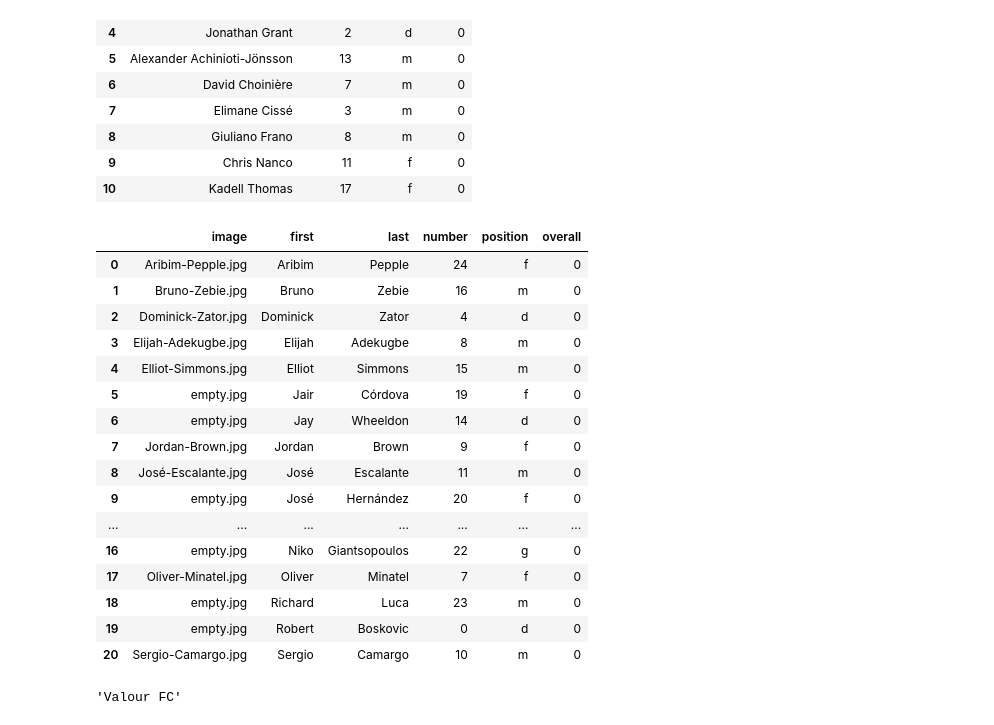
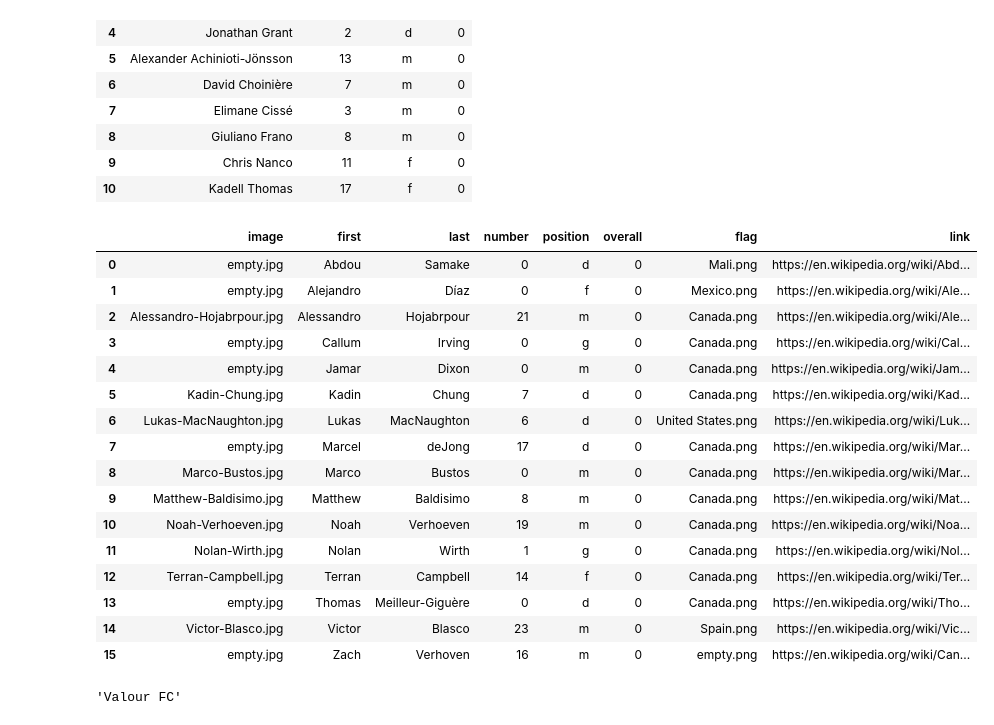
Before and after one commit to tamccullough/nutmeg, a Jupyter notebook: cpl_data_analysis_functions_datasets_creator.ipynb, the cells around one changed output. Cells and saved outputs as stored; diff of their text form; code cells hidden in the pictures.

Commit message:
cleaned up roster files

```diff
--- a/cpl_data_analysis_functions_datasets_creator.ipynb
+++ b/cpl_data_analysis_functions_datasets_creator.ipynb
@@ -956,56 +956,84 @@ def get_roster_overall(query,stats,team_ref,rated_forwards,rated_midfielders,rat
             db = db['image'].values
             db = db[0]
         return db
+    def get_link(data,name):
+        db = data[data['name'] == name]
+        if db['link'].empty:
+            db = 'https://en.wikipedia.org/wiki/Canadian_Premier_League'
+        else:
+            db = db['link'].values
+            db = db[0]
+        return db
+    def get_flag(data,name):
+        db = data[data['name'] == name]
+        if db['flag'].empty:
+            db = 'empty.png'
+        else:
+            db = db['flag'].values
+            db = db[0]
+        return db
     roster = get_stats_all(stats,team_ref)
     roster = roster[roster['team'] == query].copy()
     roster = roster[['name','first','last','number','position']] # scale the dataframe down to what we need
     #roster.insert(3,'overall',a)
     a = []
     b = []
+    c = []
+    d = []
     for i in range(0,roster.shape[0]):
         if roster.iloc[i]['position'] == 'f':
             score = str(get_score(rated_forwards,roster.iloc[i]['name']))
             a.append(score[0:4])
             b.append(get_image(player_info,roster.iloc[i]['name']))
+            c.append(get_flag(player_info,roster.iloc[i]['name']))
+            d.append(get_link(player_info,roster.iloc[i]['name']))
         if roster.iloc[i]['position'] == 'm':
             score = str(get_score(rated_midfielders,roster.iloc[i]['name']))
             a.append(score[0:4])
             b.append(get_image(player_info,roster.iloc[i]['name']))
+            c.append(get_flag(player_info,roster.iloc[i]['name']))
+            d.append(get_link(player_info,roster.iloc[i]['name']))
         if roster.iloc[i]['position'] == 'd':
             score = str(get_score(rated_defenders,roster.iloc[i]['name']))
             a.append(score[0:4])
             b.append(get_image(player_info,roster.iloc[i]['name']))
+            c.append(get_flag(player_info,roster.iloc[i]['name']))
+            d.append(get_link(player_info,roster.iloc[i]['name']))
         if roster.iloc[i]['position'] == 'g':
             score = str(get_score(rated_keepers,roster.iloc[i]['name']))
             a.append(score[0:4])
             b.append(get_image(player_info,roster.iloc[i]['name']))
+            c.append(get_flag(player_info,roster.iloc[i]['name']))
+            d.append(get_link(player_info,roster.iloc[i]['name']))
     roster['overall'] = a
+    roster['flag'] = c
+    roster['link'] = d
     roster.insert(0,'image',b)
     #roster['image'] = b
     roster = index_reset(roster)
     roster.pop('name')
     return roster
 # %%
-roster = get_roster_overall('Cavalry FC',stats,team_ref,rated_forwards,rated_midfielders,rated_defenders,rated_keepers,player_info)
+roster = get_roster_overall('Pacific FC',stats,team_ref,rated_forwards,rated_midfielders,rated_defenders,rated_keepers,player_info)
 roster
 # %% [output]
-|  | image | first | last | number | position | overall |
-| 0 | Aribim-Pepple.jpg | Aribim | Pepple | 24 | f | 0 |
-| 1 | Bruno-Zebie.jpg | Bruno | Zebie | 16 | m | 0 |
-| 2 | Dominick-Zator.jpg | Dominick | Zator | 4 | d | 0 |
-| 3 | Elijah-Adekugbe.jpg | Elijah | Adekugbe | 8 | m | 0 |
-| 4 | Elliot-Simmons.jpg | Elliot | Simmons | 15 | m | 0 |
-| 5 | empty.jpg | Jair | Córdova | 19 | f | 0 |
-| 6 | empty.jpg | Jay | Wheeldon | 14 | d | 0 |
-| 7 | Jordan-Brown.jpg | Jordan | Brown | 9 | f | 0 |
-| 8 | José-Escalante.jpg | José | Escalante | 11 | m | 0 |
-| 9 | empty.jpg | José | Hernández | 20 | f | 0 |
-| ... | ... | ... | ... | ... | ... | ... |
-| 16 | empty.jpg | Niko | Giantsopoulos | 22 | g | 0 |
-| 17 | Oliver-Minatel.jpg | Oliver | Minatel | 7 | f | 0 |
-| 18 | empty.jpg | Richard | Luca | 23 | m | 0 |
-| 19 | empty.jpg | Robert | Boskovic | 0 | d | 0 |
-| 20 | Sergio-Camargo.jpg | Sergio | Camargo | 10 | m | 0 |
+|  | image | first | last | number | position | overall | flag | link |
+| 0 | empty.jpg | Abdou | Samake | 0 | d | 0 | Mali.png | https://en.wikipedia.org/wiki/Abd... |
+| 1 | empty.jpg | Alejandro | Díaz | 0 | f | 0 | Mexico.png | https://en.wikipedia.org/wiki/Ale... |
+| 2 | Alessandro-Hojabrpour.jpg | Alessandro | Hojabrpour | 21 | m | 0 | Canada.png | https://en.wikipedia.org/wiki/Ale... |
+| 3 | empty.jpg | Callum | Irving | 0 | g | 0 | Canada.png | https://en.wikipedia.org/wiki/Cal... |
+| 4 | empty.jpg | Jamar | Dixon | 0 | m | 0 | Canada.png | https://en.wikipedia.org/wiki/Jam... |
+| 5 | Kadin-Chung.jpg | Kadin | Chung | 7 | d | 0 | Canada.png | https://en.wikipedia.org/wiki/Kad... |
+| 6 | Lukas-MacNaughton.jpg | Lukas | MacNaughton | 6 | d | 0 | United States.png | https://en.wikipedia.org/wiki/Luk... |
+| 7 | empty.jpg | Marcel | deJong | 17 | d | 0 | Canada.png | https://en.wikipedia.org/wiki/Mar... |
+| 8 | Marco-Bustos.jpg | Marco | Bustos | 0 | m | 0 | Canada.png | https://en.wikipedia.org/wiki/Mar... |
+| 9 | Matthew-Baldisimo.jpg | Matthew | Baldisimo | 8 | m | 0 | Canada.png | https://en.wikipedia.org/wiki/Mat... |
+| 10 | Noah-Verhoeven.jpg | Noah | Verhoeven | 19 | m | 0 | Canada.png | https://en.wikipedia.org/wiki/Noa... |
+| 11 | Nolan-Wirth.jpg | Nolan | Wirth | 1 | g | 0 | Canada.png | https://en.wikipedia.org/wiki/Nol... |
+| 12 | Terran-Campbell.jpg | Terran | Campbell | 14 | f | 0 | Canada.png | https://en.wikipedia.org/wiki/Ter... |
+| 13 | empty.jpg | Thomas | Meilleur-Giguère | 0 | d | 0 | Canada.png | https://en.wikipedia.org/wiki/Tho... |
+| 14 | Victor-Blasco.jpg | Victor | Blasco | 23 | m | 0 | Spain.png | https://en.wikipedia.org/wiki/Vic... |
+| 15 | empty.jpg | Zach | Verhoven | 16 | m | 0 | empty.png | https://en.wikipedia.org/wiki/Can... |
 # %%
 schedule.iloc[3]['home']
 # %% [output]
```
Also changed, not shown: 45 other files.
